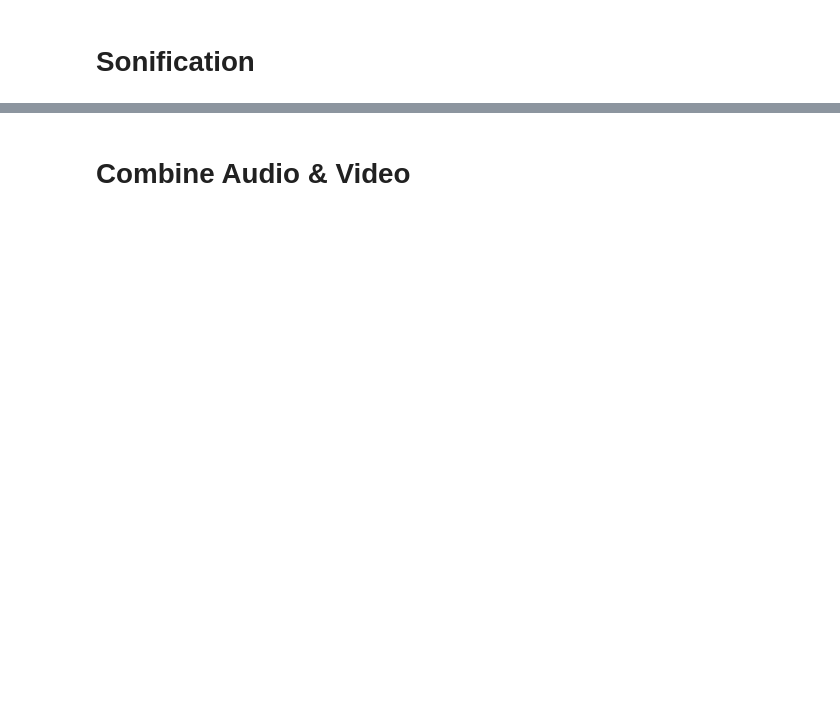
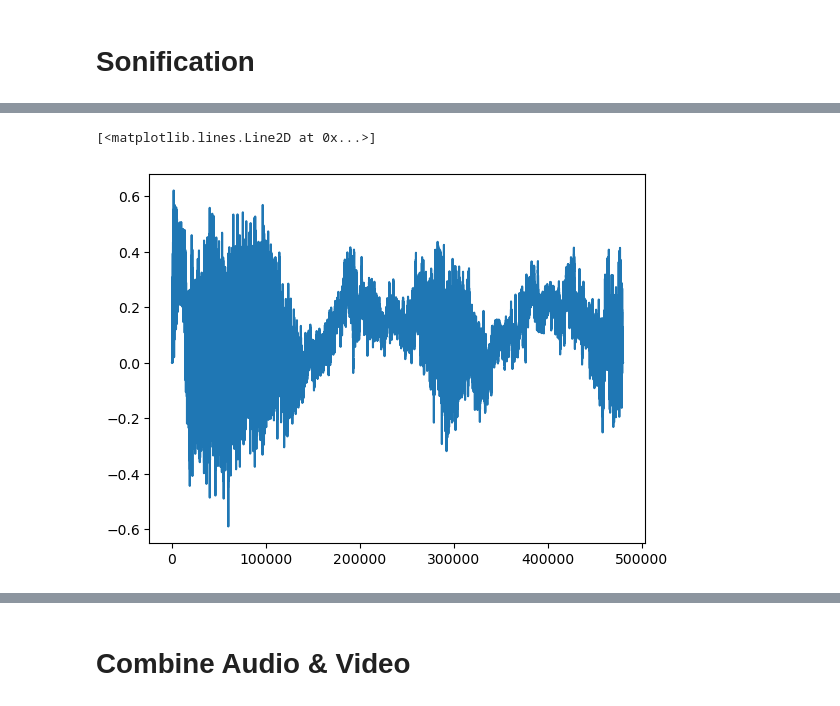
Before and after one commit to jannosch/qsynthi_prototyping, a Jupyter notebook: physical_modelling_3.ipynb, the cells around one changed output, grey strips where cells are left out. Cells and saved outputs as stored; diff of their text form; code cells hidden in the pictures; blank space fills up the shorter version.

```diff
--- a/physical_modelling_3.ipynb
+++ b/physical_modelling_3.ipynb
@@ -68,22 +25,0 @@ for i in range(n):
-# %%
-sim_fps = 400
-duration = 5
-frame_amount = duration * sim_fps
-simulation_speed = 0.004
-
-frames = np.empty((frame_amount, n, n), dtype=complex) # for storing the generated images
-
-psi = np.array([[gaussian(x, y, n, offset=[-0.6, 0.0], width=0.15) for x in range(n)] for y in range(n)])
-frames[0] = psi
-
-#plt.pcolormesh(pow(np.abs(frames[0]), 2.0/3.0), cmap='inferno', vmin=0, vmax=1)
-plt.pcolormesh(potential, vmin=0, vmax=20000)
-plt.colorbar()
-plt.show()
-
-
-for i in range(1, frame_amount):
-    psi = calculate_next_psi(psi, simulation_speed / sim_fps, potential)
-    frames[i] = psi
-
-print("Finished simulation")
@@ -90,3 +28,7 @@ print("Finished simulation")
+# %%
+import simulation
+
+frames = simulation.sim()
 # %% [markdown]
 # Video
 # %%
@@ -137,11 +84,11 @@ average_norm_listening = lambda array: np.average(np.linalg.norm(array, axis=2))
 point_parallel_listening = lambda array: array[20, 60, 0]
 point_orthogonal_listening = lambda array: array[20, 60, 1]
 # %%
-sample_rate = 44100
+sample_rate = 96000
 sonification_duration = 5
 sonification_duration = np.min([duration, sonification_duration])
 
-listening = average_norm_listening
+listening = average_orthogonal_listening
 
 dampening_per_second = 1 - 1e-15
 spring_amount = sample_rate * 15
@@ -218,0 +175,5 @@ Audio(audio, rate=sample_rate)
+# %%
+plt.plot(audio) # para
+# %% [output]
+[<matplotlib.lines.Line2D at 0x...>]
+[figure, added]
```
Also changed, not shown: parts of 14 cells of this notebook, 3 other files.
